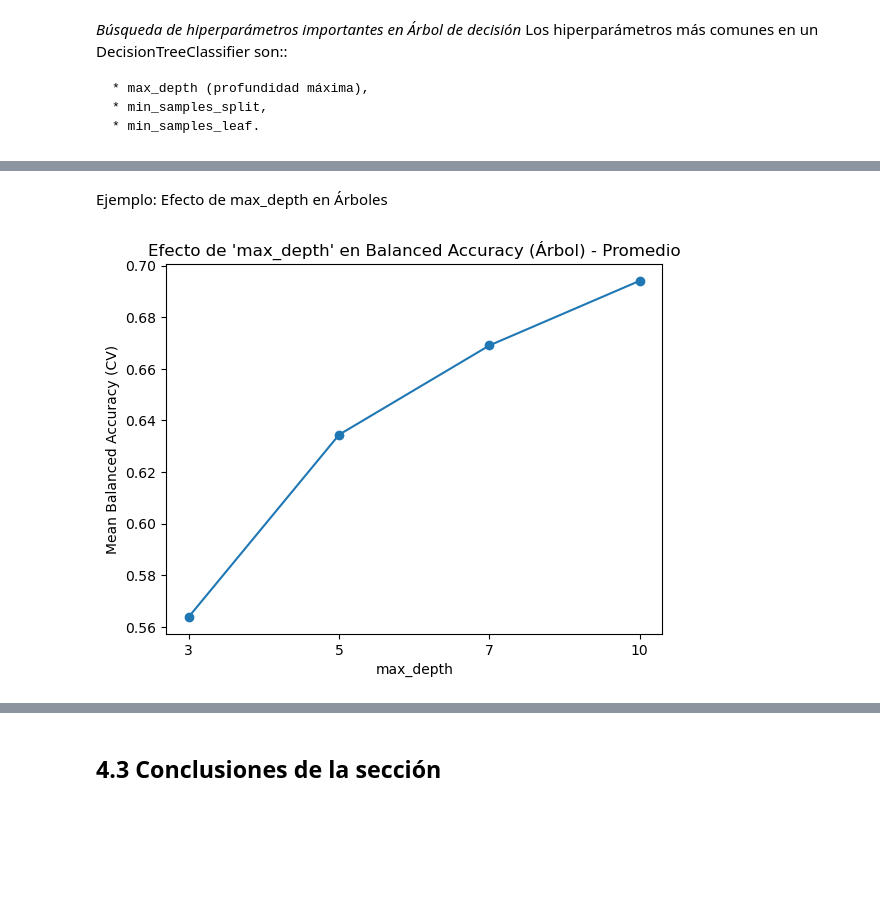
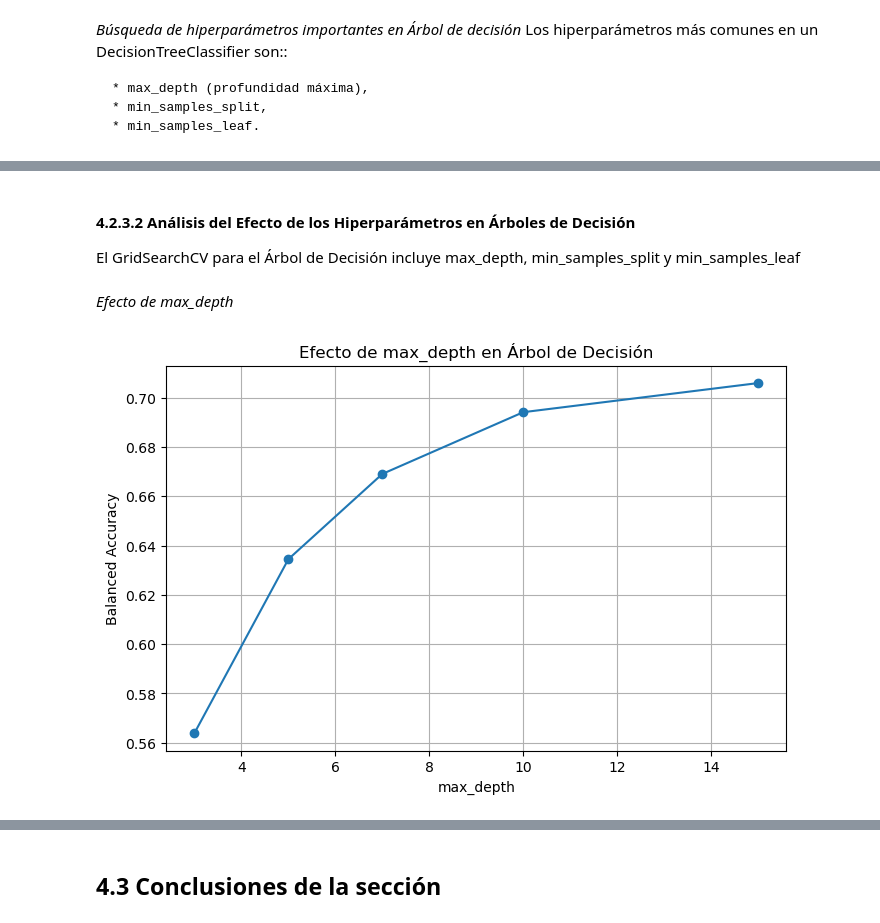
Before and after one commit to albatellouc3m/Grupo5, a Jupyter notebook: P1_AA.ipynb, the cells around one changed output, grey strips where cells are left out. Saved outputs shown, nothing was run; the diff lists cells and outputs as text; code cells hidden in the pictures; blank space fills up the shorter version.

```diff
--- a/P1_AA.ipynb
+++ b/P1_AA.ipynb
@@ -489,7 +489,7 @@ Los hiperparámetros más comunes en un DecisionTreeClassifier son::
     * min_samples_leaf.
 # %%
 param_grid_tree = {
-    'tree__max_depth': [3, 5, 7, 10, None],
+    'tree__max_depth': [3, 5, 7, 10, 15],
     'tree__min_samples_split': [2, 5, 10],
     'tree__min_samples_leaf': [1, 2, 5]
 }
@@ -580,26 +576,33 @@ plt.show()
+# %% [markdown]
+#### 4.2.3.2 Análisis del Efecto de los Hiperparámetros en Árboles de Decisión
+El GridSearchCV para el Árbol de Decisión incluye max_depth, min_samples_split y min_samples_leaf
 # %% [markdown]
-Ejemplo: Efecto de max_depth en Árboles
+*Efecto de max_depth*
-# %%
-results_tree = pd.DataFrame(tree_grid.cv_results_)
-
-# Un ejemplo: ver la media de Balanced Accuracy para cada 'max_depth'
-# promediando (o eligiendo) min_samples_split y min_samples_leaf
-
-unique_depths = sorted(results_tree['param_tree__max_depth'].unique(), key=lambda x: (x is None, x))
-# (Lo de (x is None, x) es para poner None al final)
-
-mean_scores_by_depth = []
-for depth in unique_depths:
-    subset = results_tree[results_tree['param_tree__max_depth'] == depth]
-    # Tomamos la media de las  CV folds de todos los combos con ese max_depth
-    mean_score = subset['mean_test_score'].mean()
-    mean_scores_by_depth.append(mean_score)
-
-plt.figure()
-plt.plot([str(d) for d in unique_depths], mean_scores_by_depth, marker='o')
-plt.title("Efecto de 'max_depth' en Balanced Accuracy (Árbol) - Promedio")
-plt.xlabel("max_depth")
-plt.ylabel("Mean Balanced Accuracy (CV)")
-plt.show()
-# %% [output]
-[figure, removed]
+# %%
+# Importamos las librerías necesarias
+import pandas as pd
+import numpy as np
+import matplotlib.pyplot as plt
+
+# Extraemos los resultados en DataFrames para facilitar el análisis.
+
+results_tree = pd.DataFrame(tree_grid.cv_results_)
+
+
+# Agrupamos por 'param_tree__max_depth' y calculamos la media de la métrica
+grouped_depth = results_tree.groupby('param_tree__max_depth')['mean_test_score'].mean().reset_index()
+
+# Graficamos la evolución de Balanced Accuracy en función de max_depth
+plt.figure(figsize=(8, 5))
+plt.plot(
+    grouped_depth['param_tree__max_depth'],
+    grouped_depth['mean_test_score'],
+    marker='o'
+)
+plt.xlabel("max_depth")
+plt.ylabel("Balanced Accuracy")
+plt.title("Efecto de max_depth en Árbol de Decisión")
+plt.grid(True)
+plt.show()
+# %% [output]
+[figure, added]
```
Also changed, not shown: parts of 18 cells of this notebook.
